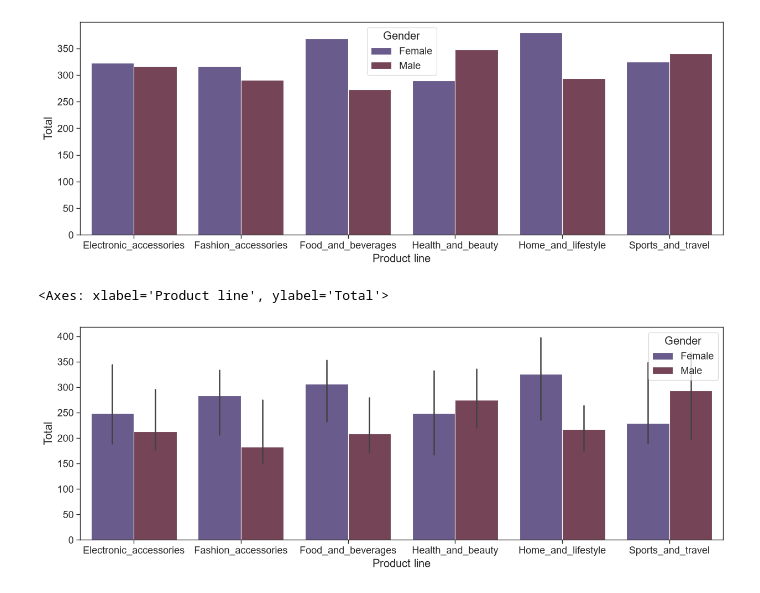
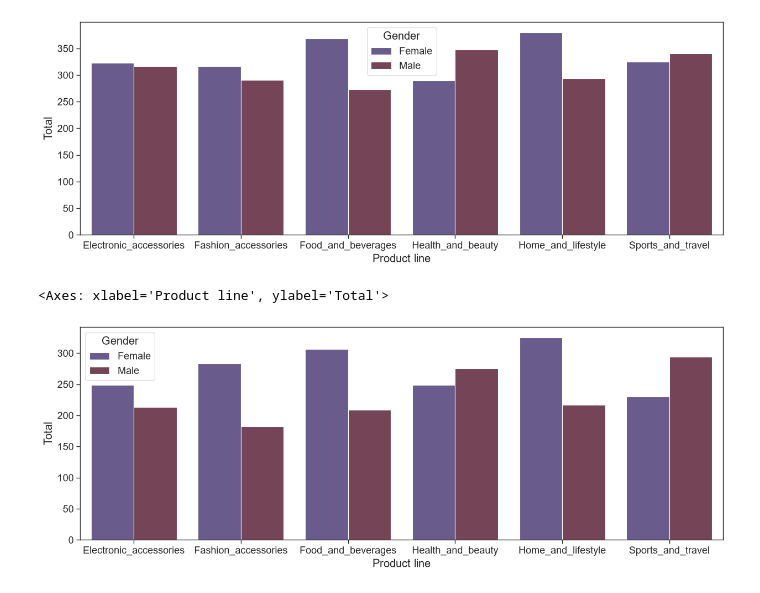
Before and after one commit to Haerulanwar05/Zero-To-ML-Engineer, a Jupyter notebook: Seaborn/seaborn_tutorial.ipynb, the cells around one changed output. Saved outputs shown, nothing was run; the diff lists cells and outputs as text; code cells hidden in the pictures.

```diff
--- a/Seaborn/seaborn_tutorial.ipynb
+++ b/Seaborn/seaborn_tutorial.ipynb
@@ -311,10 +311,10 @@ sns.barplot(x='Product line',y='Total',data=mart,hue='Gender',order=['Electronic
 # %%
 # estimator = aritmatika
 
 
 plt.figure(figsize=(15,5))
 sns.barplot(x='Product line',y='Total',data=mart,hue='Gender',order=['Electronic_accessories',    'Fashion_accessories',     'Food_and_beverages',
-                                                                      'Health_and_beauty',     'Home_and_lifestyle',      'Sports_and_travel'],palette='twilight',saturation=0.5,estimator=np.median)
+                                                                      'Health_and_beauty',     'Home_and_lifestyle',      'Sports_and_travel'],palette='twilight',saturation=0.5,estimator=np.median,errorbar=None)
 # %% [output]
 <Axes: xlabel='Product line', ylabel='Total'>
-[figure, old version]
+[figure, new version]
```
Also changed, not shown: parts of 3 cells of this notebook, 3 other files.
